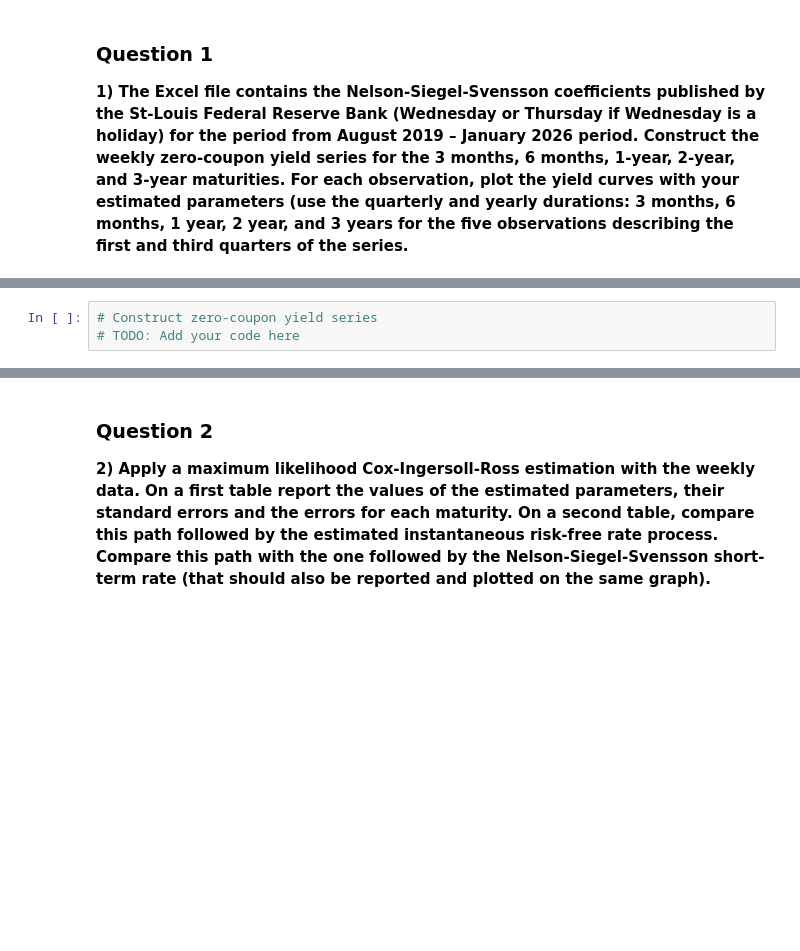
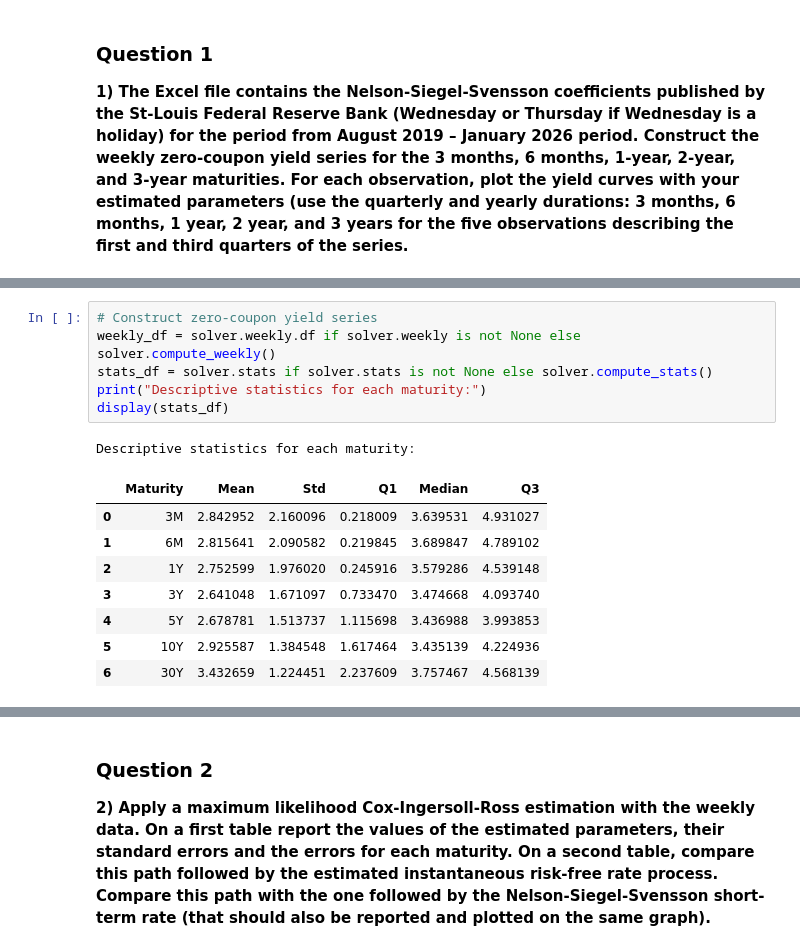
Before and after one commit to navid-nb/Fixed_Income_A1, a Jupyter notebook: Assignment_1.ipynb, the cells around one changed output, grey strips where cells are left out. Cells and saved outputs as stored; diff of their text form; blank space fills up the shorter version.

```diff
--- a/Assignment_1.ipynb
+++ b/Assignment_1.ipynb
@@ -278,5 +306,18 @@ plot_implied_vols(maturities, imp_vols, model_vols, strikes)
 # %%
 # Construct zero-coupon yield series
-# TODO: Add your code here
+weekly_df = solver.weekly.df if solver.weekly is not None else solver.compute_weekly()
+stats_df = solver.stats if solver.stats is not None else solver.compute_stats()
+print("Descriptive statistics for each maturity:")
+display(stats_df)
+# %% [output]
+Descriptive statistics for each maturity:
+|  | Maturity | Mean | Std | Q1 | Median | Q3 |
+| 0 | 3M | 2.842952 | 2.160096 | 0.218009 | 3.639531 | 4.931027 |
+| 1 | 6M | 2.815641 | 2.090582 | 0.219845 | 3.689847 | 4.789102 |
+| 2 | 1Y | 2.752599 | 1.976020 | 0.245916 | 3.579286 | 4.539148 |
+| 3 | 3Y | 2.641048 | 1.671097 | 0.733470 | 3.474668 | 4.093740 |
+| 4 | 5Y | 2.678781 | 1.513737 | 1.115698 | 3.436988 | 3.993853 |
+| 5 | 10Y | 2.925587 | 1.384548 | 1.617464 | 3.435139 | 4.224936 |
+| 6 | 30Y | 3.432659 | 1.224451 | 2.237609 | 3.757467 | 4.568139 |
 # %%
 # Plot yield curves
```
Also changed, not shown: parts of 15 cells of this notebook, 4 other files.
